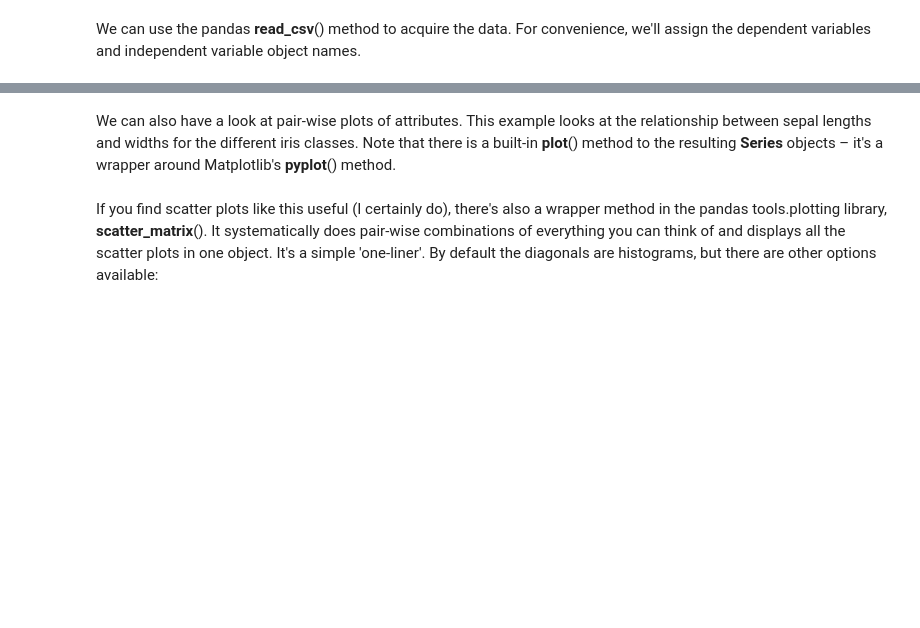
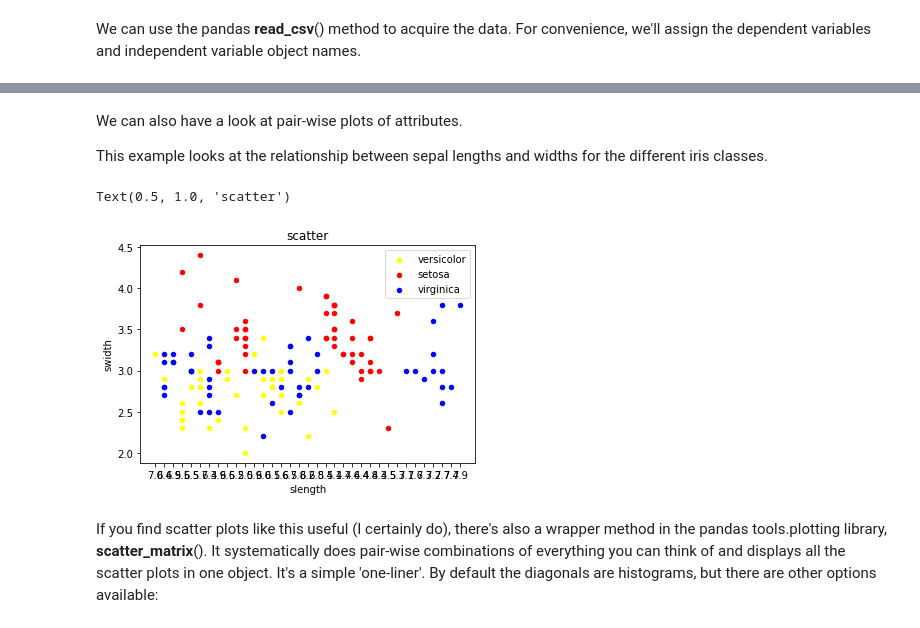
Before and after one commit to pbarton666/data_science_usn, a Jupyter notebook: py_class_day_5.ipynb, the cells around one changed output, grey strips where cells are left out. Drawn from its saved outputs; the diff is of its cells as text; code cells hidden in the pictures; blank space fills up the shorter version.

Commit message:
thru data sci!

```diff
--- a/py_class_day_5.ipynb
+++ b/py_class_day_5.ipynb
@@ -1294,0 +1664,12 @@ variable object names.
+# %%
+path = 'data'
+datafile = 'iris.data.csv'
+
+filename = os.path.join(path, datafile)
+df = pd.read_csv(filename, parse_dates=[0])
+
+# Set some names for the dependent and independent variables
+iv_names = ['slength', 'swidth', 'plength', 'pwidth']
+dv_name = 'iclass'
+
+df.head()
@@ -1307,9 +1718,33 @@ description of the data to automatically "bin" the categories.
 # %% [markdown]
-We can also have a look at pair-wise plots of attributes. This example
-looks at the relationship between sepal lengths and widths for the
-different iris classes. Note that there is a built-in **plot**() method
-to the resulting **Series** objects – it's a wrapper around Matplotlib's
-**pyplot**() method.
+We can also have a look at pair-wise plots of attributes.
+
+This example looks at the relationship between sepal lengths and widths for the
+different iris classes.
+# %%
+ax = df[df.iclass == 'Iris-versicolor'].\
+            plot.scatter(x = 'slength',
+                         y = 'swidth',
+                         color = 'yellow',
+                         label = 'versicolor')
+
+df[df.iclass == 'Iris-setosa'].\
+            plot.scatter(x = 'slength',
+                         y = 'swidth',
+                         color = 'red',
+                         label = 'setosa',
+                         ax = ax)
+
+df[df.iclass =='Iris-virginica'].\
+            plot.scatter(x = 'slength',
+                         y = 'swidth',
+                         color = 'blue',
+                         label = 'virginica',
+                         ax = ax)
+
+ax.set_title("scatter")
+# %% [output]
+Text(0.5, 1.0, 'scatter')
+[figure, added]
 # %% [markdown]
 If you find scatter plots like this useful (I certainly do), there's
 also a wrapper method in the pandas tools.plotting library,
```
Also changed, not shown: parts of 87 cells of this notebook, 1 other file.
